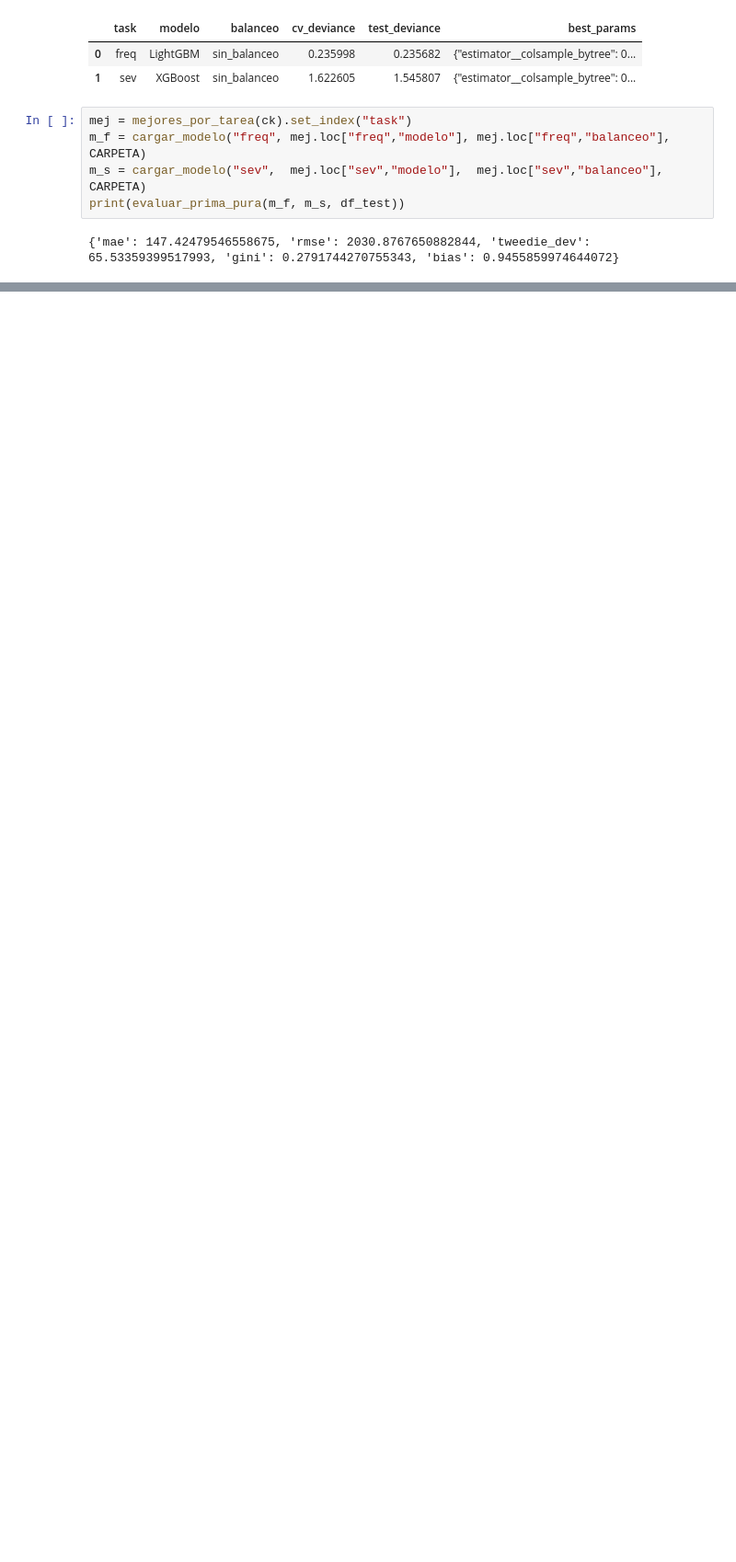
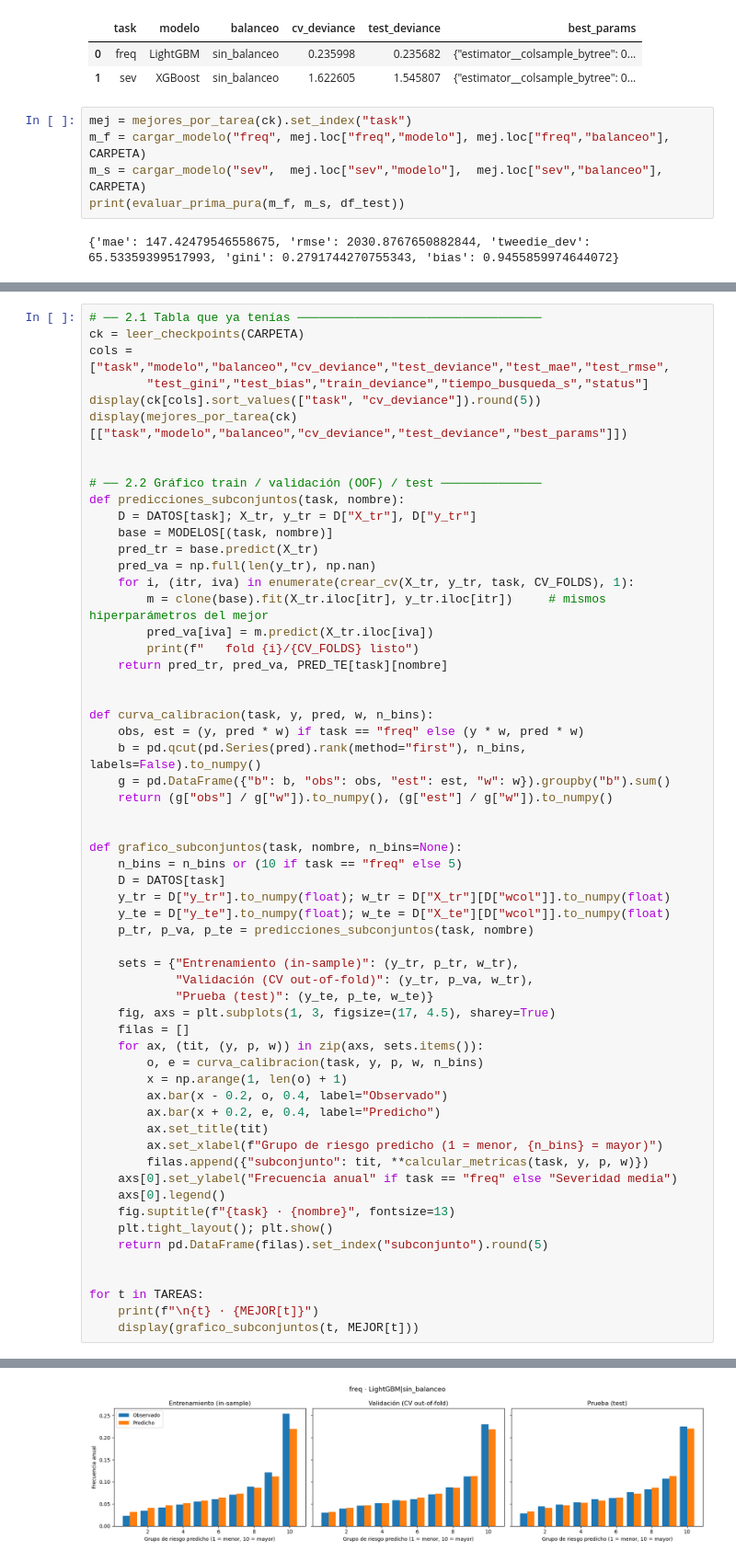
Before and after one commit to T1fff/Proyecto_Seminario_Siniestralidad, a Jupyter notebook: notebooks/04_Modelado.ipynb, the cells around one changed output, grey strips where cells are left out. Shown at 92% size. Cells and saved outputs as stored; diff of their text form; blank space fills up the shorter version.

```diff
--- a/notebooks/04_Modelado.ipynb
+++ b/notebooks/04_Modelado.ipynb
@@ -134,0 +321,60 @@ print(evaluar_prima_pura(m_f, m_s, df_test))
+# %%
+# ── 2.1 Tabla que ya tenías ──────────────────────────────────
+ck = leer_checkpoints(CARPETA)
+cols = ["task","modelo","balanceo","cv_deviance","test_deviance","test_mae","test_rmse",
+        "test_gini","test_bias","train_deviance","tiempo_busqueda_s","status"]
+display(ck[cols].sort_values(["task", "cv_deviance"]).round(5))
+display(mejores_por_tarea(ck)[["task","modelo","balanceo","cv_deviance","test_deviance","best_params"]])
+
+
+# ── 2.2 Gráfico train / validación (OOF) / test ──────────────
+def predicciones_subconjuntos(task, nombre):
+    D = DATOS[task]; X_tr, y_tr = D["X_tr"], D["y_tr"]
+    base = MODELOS[(task, nombre)]
+    pred_tr = base.predict(X_tr)
+    pred_va = np.full(len(y_tr), np.nan)
+    for i, (itr, iva) in enumerate(crear_cv(X_tr, y_tr, task, CV_FOLDS), 1):
+        m = clone(base).fit(X_tr.iloc[itr], y_tr.iloc[itr])     # mismos hiperparámetros del mejor
+        pred_va[iva] = m.predict(X_tr.iloc[iva])
+        print(f"   fold {i}/{CV_FOLDS} listo")
+    return pred_tr, pred_va, PRED_TE[task][nombre]
+
+
+def curva_calibracion(task, y, pred, w, n_bins):
+    obs, est = (y, pred * w) if task == "freq" else (y * w, pred * w)
+    b = pd.qcut(pd.Series(pred).rank(method="first"), n_bins, labels=False).to_numpy()
+    g = pd.DataFrame({"b": b, "obs": obs, "est": est, "w": w}).groupby("b").sum()
+    return (g["obs"] / g["w"]).to_numpy(), (g["est"] / g["w"]).to_numpy()
+
+
+def grafico_subconjuntos(task, nombre, n_bins=None):
+    n_bins = n_bins or (10 if task == "freq" else 5)
+    D = DATOS[task]
+    y_tr = D["y_tr"].to_numpy(float); w_tr = D["X_tr"][D["wcol"]].to_numpy(float)
+    y_te = D["y_te"].to_numpy(float); w_te = D["X_te"][D["wcol"]].to_numpy(float)
+    p_tr, p_va, p_te = predicciones_subconjuntos(task, nombre)
+
+    sets = {"Entrenamiento (in-sample)": (y_tr, p_tr, w_tr),
+            "Validación (CV out-of-fold)": (y_tr, p_va, w_tr),
+            "Prueba (test)": (y_te, p_te, w_te)}
+    fig, axs = plt.subplots(1, 3, figsize=(17, 4.5), sharey=True)
+    filas = []
+    for ax, (tit, (y, p, w)) in zip(axs, sets.items()):
+        o, e = curva_calibracion(task, y, p, w, n_bins)
+        x = np.arange(1, len(o) + 1)
+        ax.bar(x - 0.2, o, 0.4, label="Observado")
+        ax.bar(x + 0.2, e, 0.4, label="Predicho")
+        ax.set_title(tit)
+        ax.set_xlabel(f"Grupo de riesgo predicho (1 = menor, {n_bins} = mayor)")
+        filas.append({"subconjunto": tit, **calcular_metricas(task, y, p, w)})
+    axs[0].set_ylabel("Frecuencia anual" if task == "freq" else "Severidad media")
+    axs[0].legend()
+    fig.suptitle(f"{task} · {nombre}", fontsize=13)
+    plt.tight_layout(); plt.show()
+    return pd.DataFrame(filas).set_index("subconjunto").round(5)
+
+
+for t in TAREAS:
+    print(f"\n{t} · {MEJOR[t]}")
+    display(grafico_subconjuntos(t, MEJOR[t]))
+# %% [output]
@@ -134,0 +406 @@ print(evaluar_prima_pura(m_f, m_s, df_test))
+[figure, added]
```
Also changed, not shown: parts of 5 cells of this notebook.
